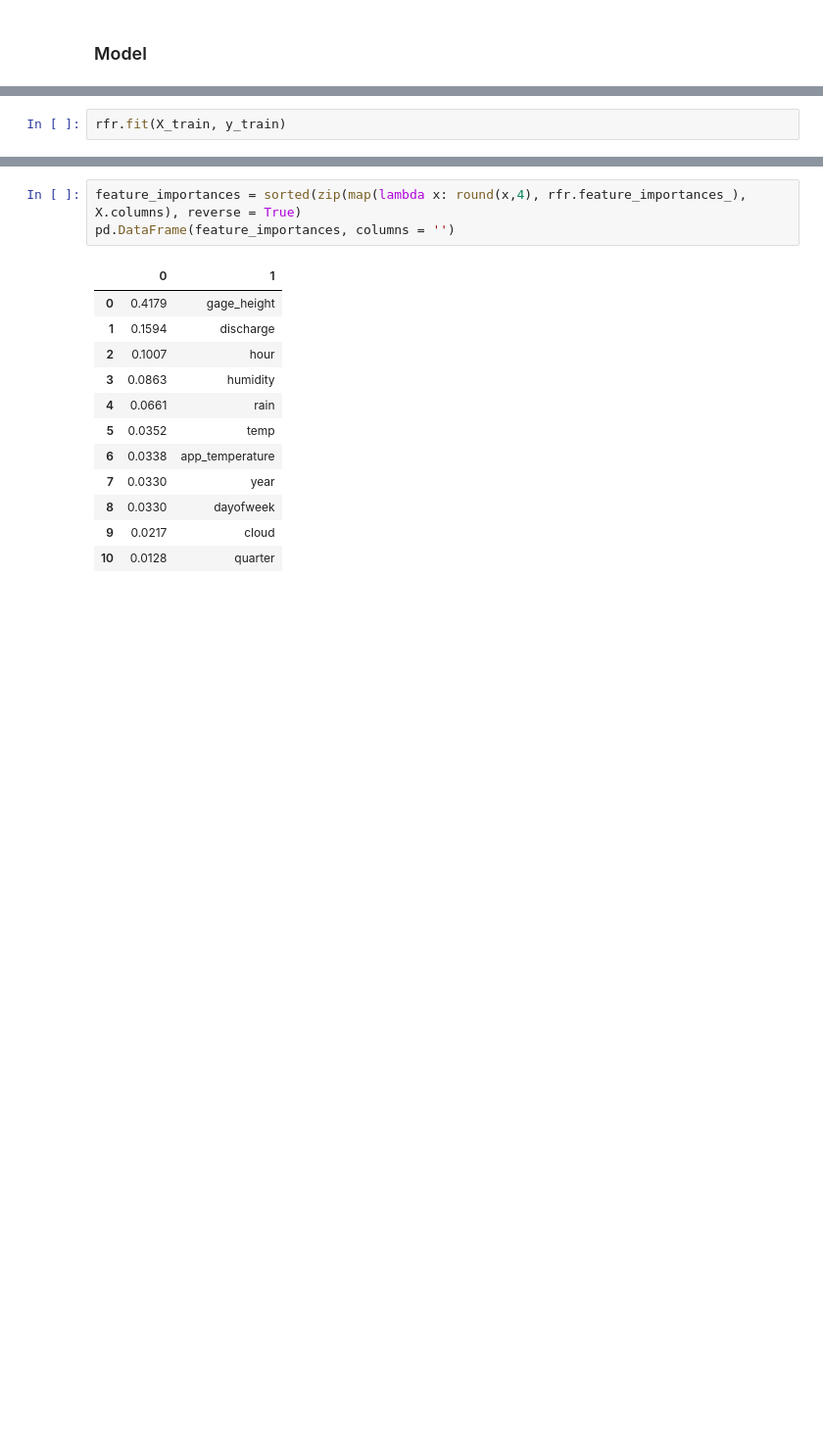
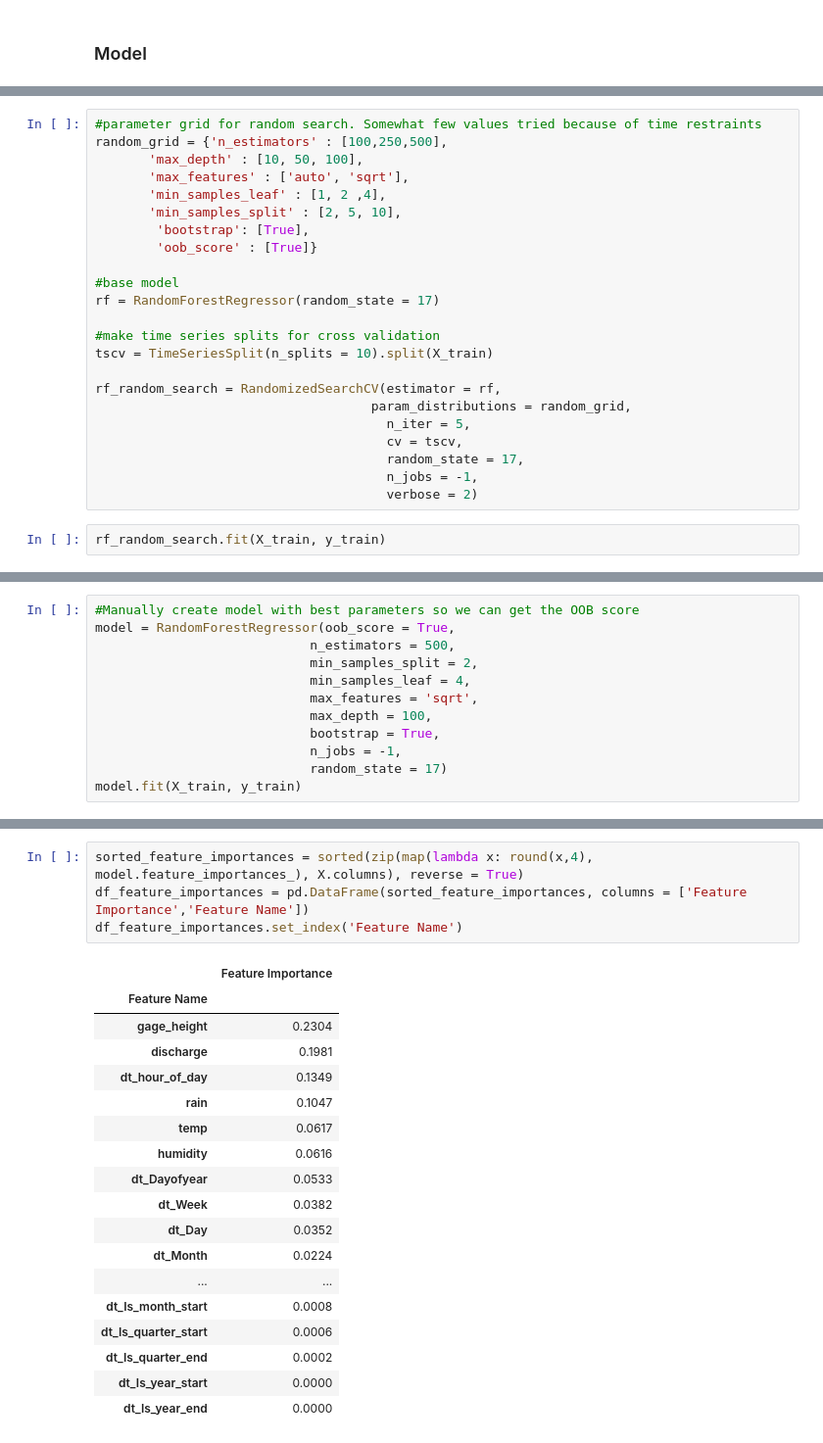
Before and after one commit to LucasXavierChurchman/plutoshift_flow, a Jupyter notebook: flow.ipynb, the cells around one changed output, grey strips where cells are left out. Shown at 98% size. Cells and saved outputs as stored; diff of their text form; blank space fills up the shorter version.

```diff
--- a/flow.ipynb
+++ b/flow.ipynb
@@ -300,3 +355,26 @@ X_train, X_test, y_train, y_test = train_test_split(X,y, test_size = 0.2, shuffl
+# %%
+#parameter grid for random search. Somewhat few values tried because of time restraints
+random_grid = {'n_estimators' : [100,250,500],
+       'max_depth' : [10, 50, 100],
+       'max_features' : ['auto', 'sqrt'],
+       'min_samples_leaf' : [1, 2 ,4],
+       'min_samples_split' : [2, 5, 10],
+        'bootstrap': [True],
+        'oob_score' : [True]}
+
+#base model
+rf = RandomForestRegressor(random_state = 17)
+
+#make time series splits for cross validation
+tscv = TimeSeriesSplit(n_splits = 10).split(X_train)
+
+rf_random_search = RandomizedSearchCV(estimator = rf,
+                                    param_distributions = random_grid,
+                                      n_iter = 5,
+                                      cv = tscv,
+                                      random_state = 17,
+                                      n_jobs = -1,
+                                      verbose = 2)
 # %%
-rfr.fit(X_train, y_train)
+rf_random_search.fit(X_train, y_train)
 # %% [output]
@@ -309,0 +424,12 @@ RandomForestRegressor(bootstrap=True, criterion='mse', max_depth=None,
+# %%
+#Manually create model with best parameters so we can get the OOB score
+model = RandomForestRegressor(oob_score = True,
+                            n_estimators = 500,
+                            min_samples_split = 2,
+                            min_samples_leaf = 4,
+                            max_features = 'sqrt',
+                            max_depth = 100,
+                            bootstrap = True,
+                            n_jobs = -1,
+                            random_state = 17)
+model.fit(X_train, y_train)
@@ -316,16 +454,23 @@ R^2 Test score:  0.8392343817369661
 # %%
-feature_importances = sorted(zip(map(lambda x: round(x,4), rfr.feature_importances_), X.columns), reverse = True)
-pd.DataFrame(feature_importances, columns = '')
+sorted_feature_importances = sorted(zip(map(lambda x: round(x,4), model.feature_importances_), X.columns), reverse = True)
+df_feature_importances = pd.DataFrame(sorted_feature_importances, columns = ['Feature Importance','Feature Name'])
+df_feature_importances.set_index('Feature Name')
 # %% [output]
-|  | 0 | 1 |
-| 0 | 0.4179 | gage_height |
-| 1 | 0.1594 | discharge |
-| 2 | 0.1007 | hour |
-| 3 | 0.0863 | humidity |
-| 4 | 0.0661 | rain |
-| 5 | 0.0352 | temp |
-| 6 | 0.0338 | app_temperature |
-| 7 | 0.0330 | year |
-| 8 | 0.0330 | dayofweek |
-| 9 | 0.0217 | cloud |
-| 10 | 0.0128 | quarter |
+|  | Feature Importance |
+| Feature Name |  |
+| gage_height | 0.2304 |
+| discharge | 0.1981 |
+| dt_hour_of_day | 0.1349 |
+| rain | 0.1047 |
+| temp | 0.0617 |
+| humidity | 0.0616 |
+| dt_Dayofyear | 0.0533 |
+| dt_Week | 0.0382 |
+| dt_Day | 0.0352 |
+| dt_Month | 0.0224 |
+| ... | ... |
+| dt_Is_month_start | 0.0008 |
+| dt_Is_quarter_start | 0.0006 |
+| dt_Is_quarter_end | 0.0002 |
+| dt_Is_year_start | 0.0000 |
+| dt_Is_year_end | 0.0000 |
```
Also changed, not shown: parts of 31 cells of this notebook, 2 other files.
